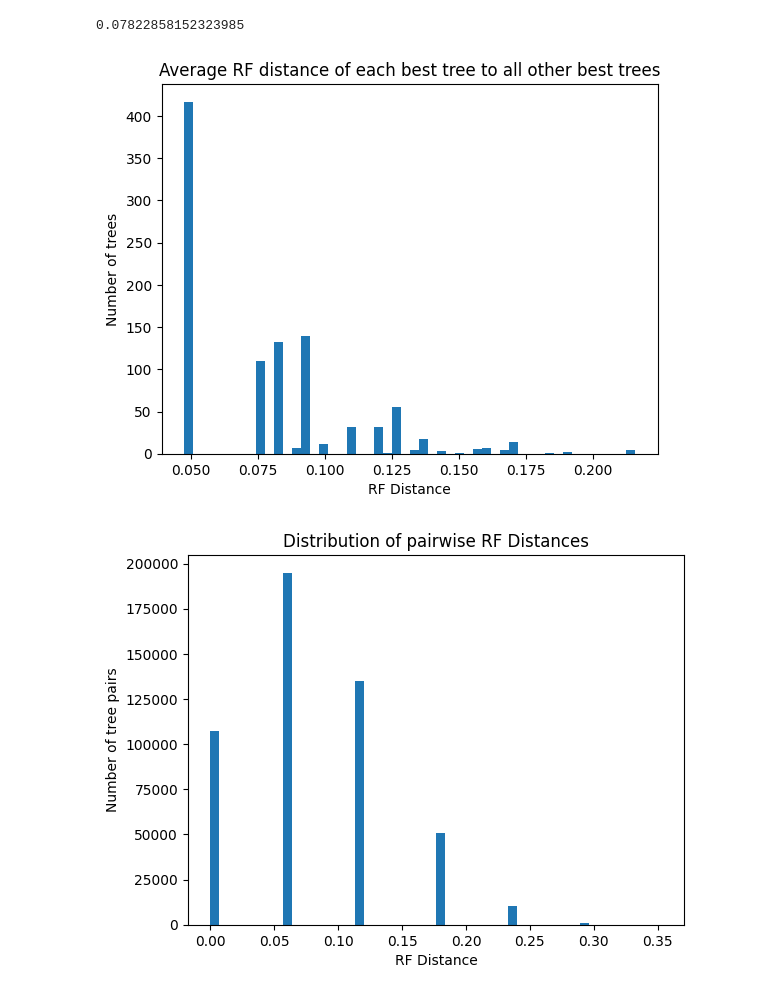
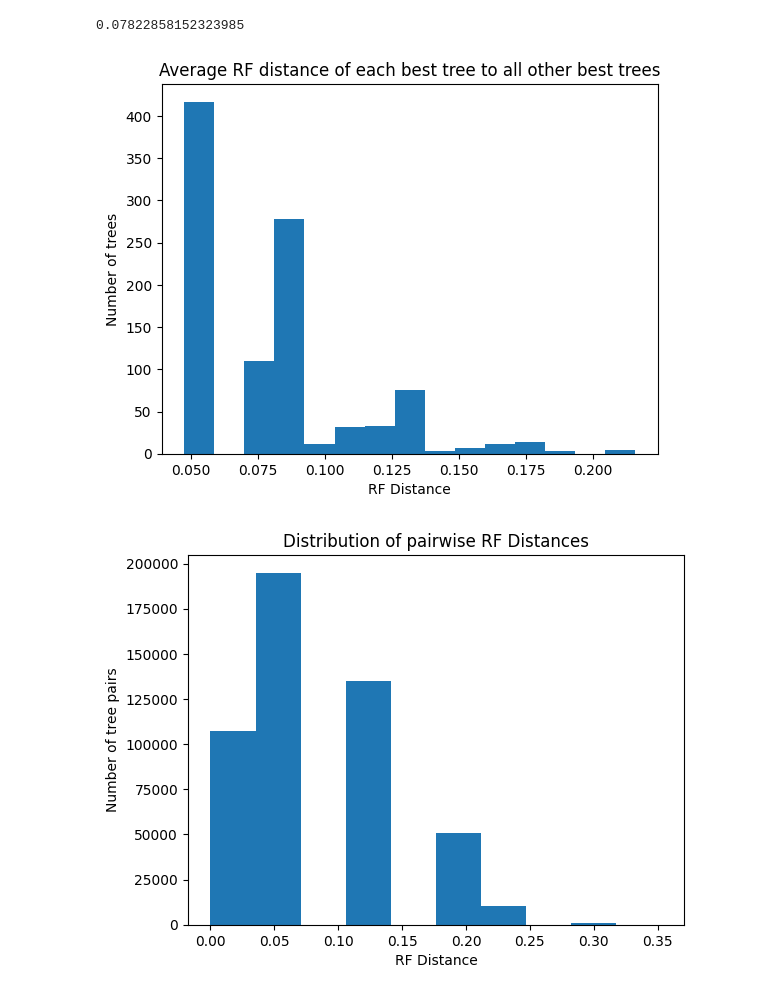
Before and after one commit to luisevonderwiese/mt_scripts, a Jupyter notebook: uncertainties/BestTreeDistances.ipynb, the cells around one changed output. Saved outputs shown, nothing was run; the diff lists cells and outputs as text; code cells hidden in the pictures.

```diff
--- a/uncertainties/BestTreeDistances.ipynb
+++ b/uncertainties/BestTreeDistances.ipynb
@@ -60,19 +92,19 @@ print(avg)
 # %% [output]
 0.07822858152323985
 # %%
-import matplotlib.pyplot as plt
+
 
 plt.title("Average RF distance of each best tree to all other best trees")
 plt.xlabel("RF Distance")
 plt.ylabel("Number of trees")
-plt.hist(avgs, bins=50)
+plt.hist(avgs, bins=15)
 plt.show()
 
 plt.title("Distribution of pairwise RF Distances")
 plt.xlabel("RF Distance")
 plt.ylabel("Number of tree pairs")
-plt.hist(upper_triangle, bins=50)
+plt.hist(upper_triangle, bins=10)
 plt.show()
 # %% [output]
-[figure, old version]
+[figure, new version]
-[figure, old version]
+[figure, new version]
```
Also changed, not shown: parts of 3 cells of this notebook, 2 other files.
